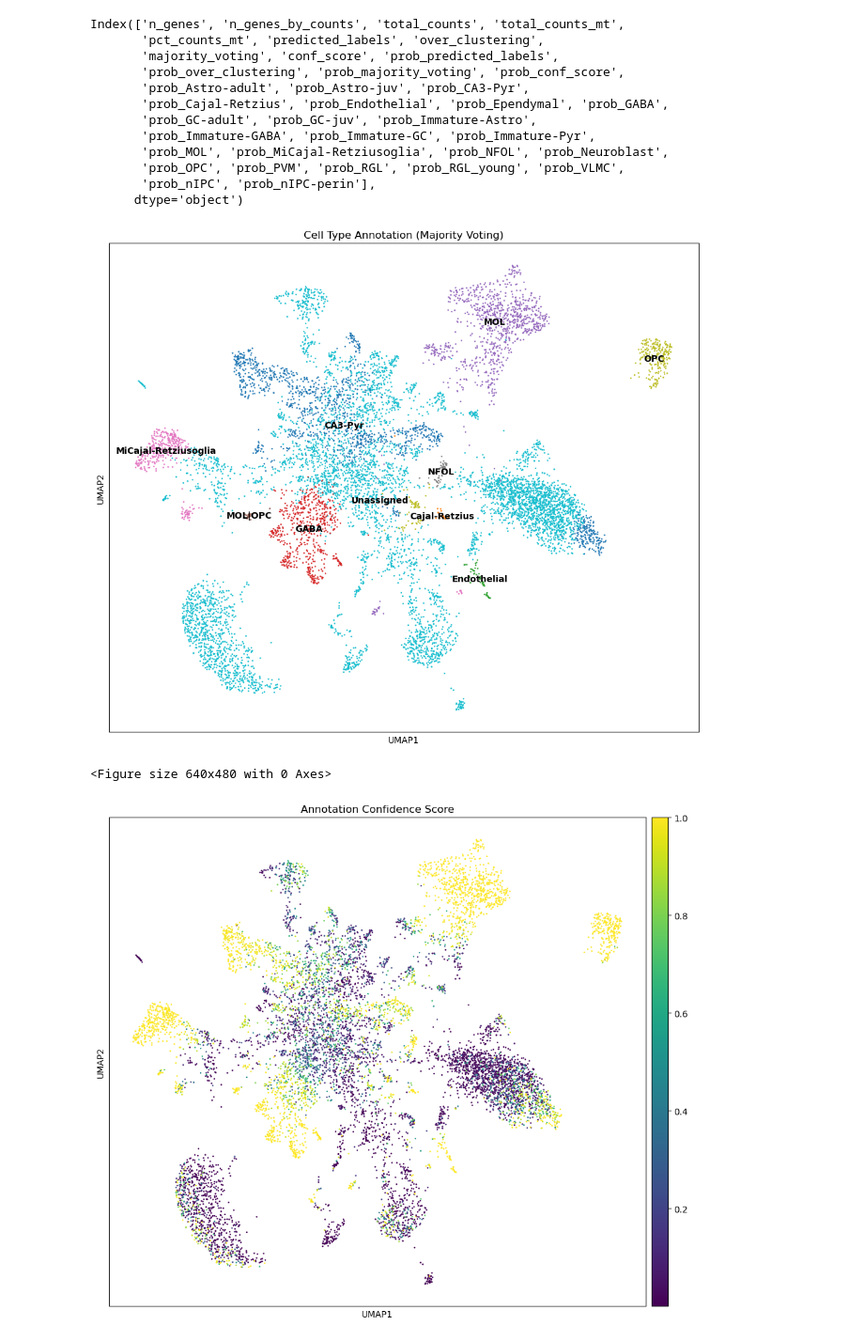
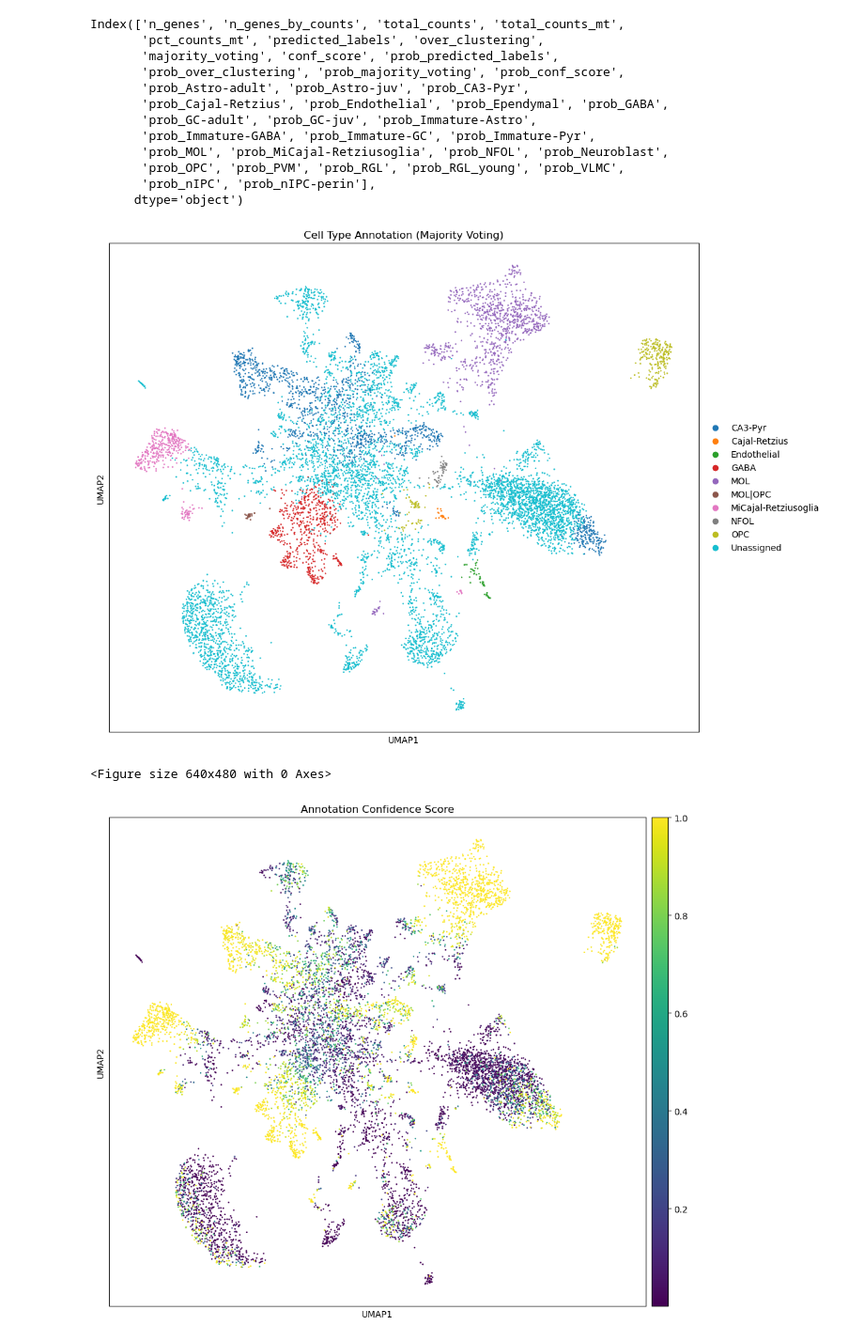
Before and after one commit to michal7kw/SRF_Linda_RNA, a Jupyter notebook: post_analysis/cell_typist/annotation_Mouse_Dentate_Gyrus_Nestin_Ctr.ipynb, the cells around one changed output. Shown at 94% size. Saved outputs shown, nothing was run; the diff lists cells and outputs as text; code cells hidden in the pictures.

Commit message:
legend formatting

```diff
--- a/post_analysis/cell_typist/annotation_Mouse_Dentate_Gyrus_Nestin_Ctr.ipynb
+++ b/post_analysis/cell_typist/annotation_Mouse_Dentate_Gyrus_Nestin_Ctr.ipynb
@@ -263,13 +263,13 @@ Index(['n_genes', 'n_genes_by_counts', 'total_counts', 'total_counts_mt',
 # %%
 # Cell type annotation plot
 if 'majority_voting' in adata_norm.obs.columns:
     fig, ax = plt.subplots(figsize=(12, 10))
-    sc.pl.umap(adata_norm, color='majority_voting', ax=ax, legend_loc='on data',
+    sc.pl.umap(adata_norm, color='majority_voting', ax=ax, legend_loc='right margin',
                 title="Cell Type Annotation (Majority Voting)")
     plt.tight_layout()
     plt.show()
 # %% [output]
-[figure, old version]
+[figure, new version]
 <Figure size 640x480 with 0 Axes>
 # %%
 # Confidence score plot
```
Also changed, not shown: 3 other files.
